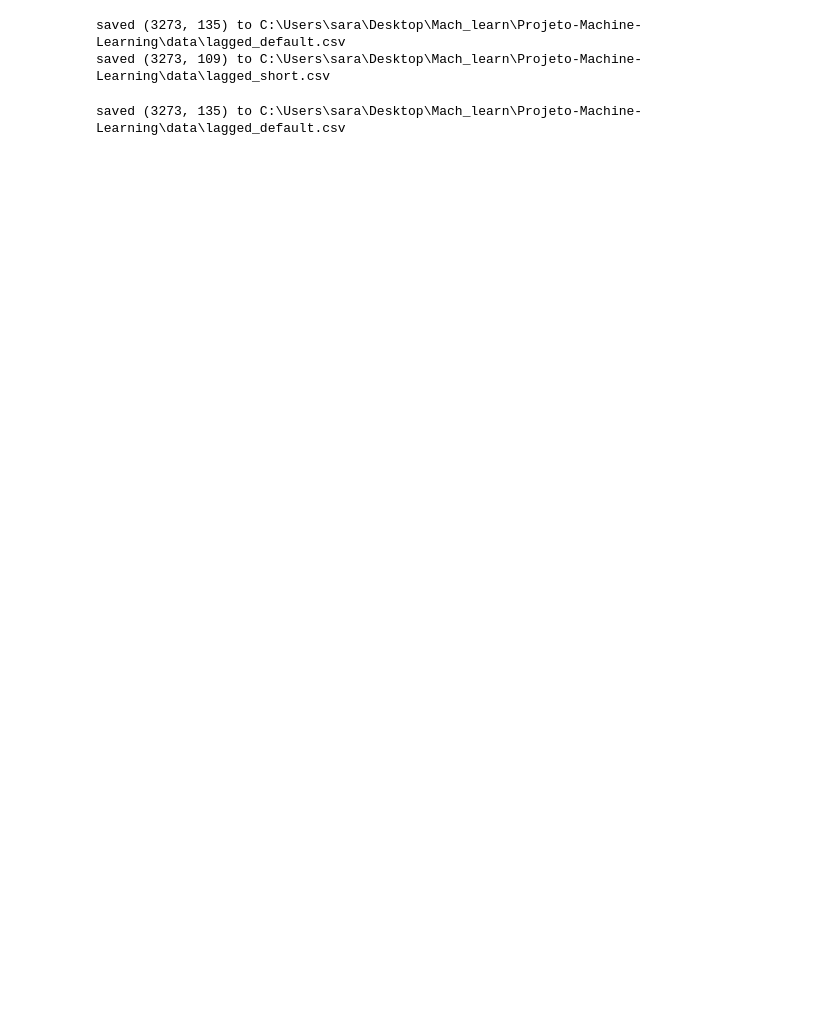
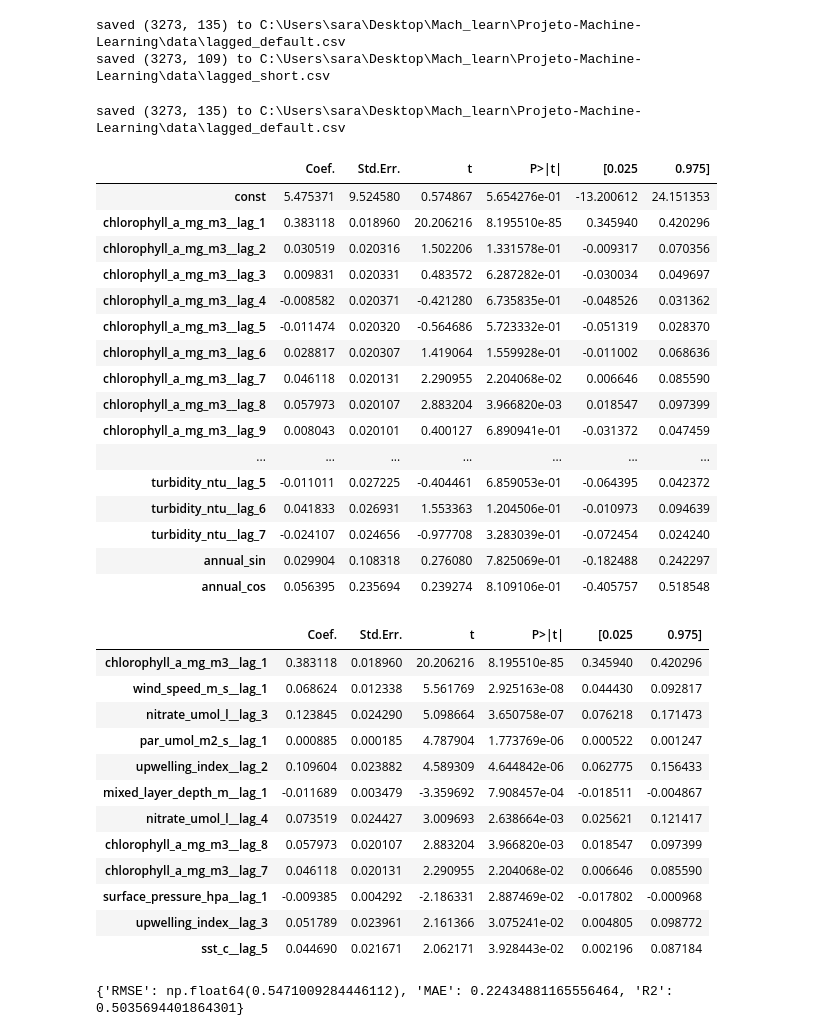
Before and after one commit to margaridardsf/Projeto-Machine-Learning, a Jupyter notebook: project_part1/training_code/experiencias2.ipynb, the cells around one changed output. Drawn from its saved outputs; the diff is of its cells as text; code cells hidden in the pictures; blank space fills up the shorter version.

Commit message:
data

```diff
--- a/project_part1/training_code/experiencias2.ipynb
+++ b/project_part1/training_code/experiencias2.ipynb
@@ -43,3 +63,34 @@ def build_and_save(raw, name, lag_spec=None, fmt="csv"):
         lagged.to_csv(path, index=False)
     print(f"saved {lagged.shape} to {path}")
     return lagged
+# %%
+def analysis(lagged_data, model, scaling, split):
+    # Separate features (X) and target (y)
+    feature_cols = [c for c in lagged_data.columns if c not in [DATE, TARGET]]
+    X = lagged_data[feature_cols]
+    y = lagged_data[TARGET]
+    # Chronological Train/Test Split (Train < 'split', Test >= 'split')
+    train_mask = lagged_data[DATE] < split
+    X_train, y_train = X[train_mask], y[train_mask]
+    X_test, y_test = X[~train_mask], y[~train_mask]
+    if model=='LOS':
+        model1 = LinearRegression(fit_intercept=True)
+        model1.fit(X_train, y_train)
+        y_pred = model1.predict(X_test)
+        X = sm.add_constant(X_train)
+        model2 = sm.OLS(y_train, X).fit()
+        coefs = model2.summary2().tables[1]   # coef, std err, t, P>|t|, CI
+        with pd.option_context("display.max_rows", None, "display.max_columns", None, "display.width", 200):
+            display(coefs)
+        # only the significant ones, sorted by p-value
+        display(coefs[coefs["P>|t|"] < 0.05].sort_values("P>|t|"))
+    elif model=='Ridge':
+        RidgeCV(alphas=alphas, cv=tscv)
+    elif model == 'Lasso':
+        LassoCV(alphas=alphas, cv=tscv, max_iter=10000, random_state=42)
+    else:
+        print(f"error: model not recognized")
+    rmse = np.sqrt(mean_squared_error(y_test, y_pred))
+    mae = mean_absolute_error(y_test, y_pred)
+    r2 = r2_score(y_test, y_pred)
+    print({"RMSE": rmse, "MAE": mae, "R2": r2})
@@ -62,5 +414,37 @@ saved (3273, 109) to C:\Users\sara\Desktop\Mach_learn\Projeto-Machine-Learning\d
 # %%
 # default lags
 lagged = build_and_save(df, "lagged_default")
+analysis(lagged, 'LOS', 'z-score', "2023-01-01")
 # %% [output]
 saved (3273, 135) to C:\Users\sara\Desktop\Mach_learn\Projeto-Machine-Learning\data\lagged_default.csv
+|  | Coef. | Std.Err. | t | P>|t| | [0.025 | 0.975] |
+| const | 5.475371 | 9.524580 | 0.574867 | 5.654276e-01 | -13.200612 | 24.151353 |
+| chlorophyll_a_mg_m3__lag_1 | 0.383118 | 0.018960 | 20.206216 | 8.195510e-85 | 0.345940 | 0.420296 |
+| chlorophyll_a_mg_m3__lag_2 | 0.030519 | 0.020316 | 1.502206 | 1.331578e-01 | -0.009317 | 0.070356 |
+| chlorophyll_a_mg_m3__lag_3 | 0.009831 | 0.020331 | 0.483572 | 6.287282e-01 | -0.030034 | 0.049697 |
+| chlorophyll_a_mg_m3__lag_4 | -0.008582 | 0.020371 | -0.421280 | 6.735835e-01 | -0.048526 | 0.031362 |
+| chlorophyll_a_mg_m3__lag_5 | -0.011474 | 0.020320 | -0.564686 | 5.723332e-01 | -0.051319 | 0.028370 |
+| chlorophyll_a_mg_m3__lag_6 | 0.028817 | 0.020307 | 1.419064 | 1.559928e-01 | -0.011002 | 0.068636 |
+| chlorophyll_a_mg_m3__lag_7 | 0.046118 | 0.020131 | 2.290955 | 2.204068e-02 | 0.006646 | 0.085590 |
+| chlorophyll_a_mg_m3__lag_8 | 0.057973 | 0.020107 | 2.883204 | 3.966820e-03 | 0.018547 | 0.097399 |
+| chlorophyll_a_mg_m3__lag_9 | 0.008043 | 0.020101 | 0.400127 | 6.890941e-01 | -0.031372 | 0.047459 |
+| ... | ... | ... | ... | ... | ... | ... |
+| turbidity_ntu__lag_5 | -0.011011 | 0.027225 | -0.404461 | 6.859053e-01 | -0.064395 | 0.042372 |
+| turbidity_ntu__lag_6 | 0.041833 | 0.026931 | 1.553363 | 1.204506e-01 | -0.010973 | 0.094639 |
+| turbidity_ntu__lag_7 | -0.024107 | 0.024656 | -0.977708 | 3.283039e-01 | -0.072454 | 0.024240 |
+| annual_sin | 0.029904 | 0.108318 | 0.276080 | 7.825069e-01 | -0.182488 | 0.242297 |
+| annual_cos | 0.056395 | 0.235694 | 0.239274 | 8.109106e-01 | -0.405757 | 0.518548 |
+|  | Coef. | Std.Err. | t | P>|t| | [0.025 | 0.975] |
+| chlorophyll_a_mg_m3__lag_1 | 0.383118 | 0.018960 | 20.206216 | 8.195510e-85 | 0.345940 | 0.420296 |
+| wind_speed_m_s__lag_1 | 0.068624 | 0.012338 | 5.561769 | 2.925163e-08 | 0.044430 | 0.092817 |
+| nitrate_umol_l__lag_3 | 0.123845 | 0.024290 | 5.098664 | 3.650758e-07 | 0.076218 | 0.171473 |
+| par_umol_m2_s__lag_1 | 0.000885 | 0.000185 | 4.787904 | 1.773769e-06 | 0.000522 | 0.001247 |
+| upwelling_index__lag_2 | 0.109604 | 0.023882 | 4.589309 | 4.644842e-06 | 0.062775 | 0.156433 |
+| mixed_layer_depth_m__lag_1 | -0.011689 | 0.003479 | -3.359692 | 7.908457e-04 | -0.018511 | -0.004867 |
+| nitrate_umol_l__lag_4 | 0.073519 | 0.024427 | 3.009693 | 2.638664e-03 | 0.025621 | 0.121417 |
+| chlorophyll_a_mg_m3__lag_8 | 0.057973 | 0.020107 | 2.883204 | 3.966820e-03 | 0.018547 | 0.097399 |
+| chlorophyll_a_mg_m3__lag_7 | 0.046118 | 0.020131 | 2.290955 | 2.204068e-02 | 0.006646 | 0.085590 |
+| surface_pressure_hpa__lag_1 | -0.009385 | 0.004292 | -2.186331 | 2.887469e-02 | -0.017802 | -0.000968 |
+| upwelling_index__lag_3 | 0.051789 | 0.023961 | 2.161366 | 3.075241e-02 | 0.004805 | 0.098772 |
+| sst_c__lag_5 | 0.044690 | 0.021671 | 2.062171 | 3.928443e-02 | 0.002196 | 0.087184 |
+{'RMSE': np.float64(0.5471009284446112), 'MAE': 0.22434881165556464, 'R2': 0.5035694401864301}
```
Also changed, not shown: parts of 2 cells of this notebook.
